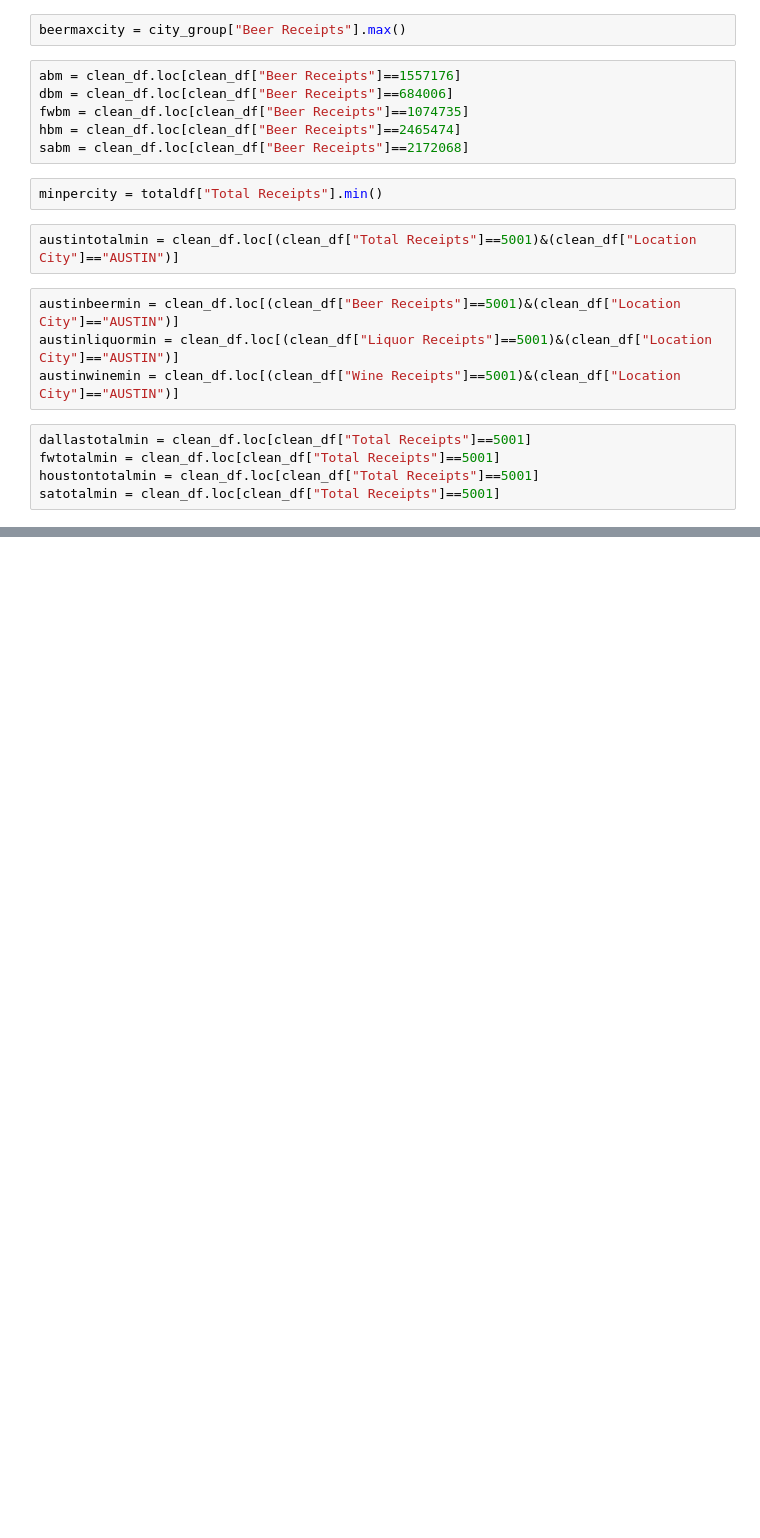
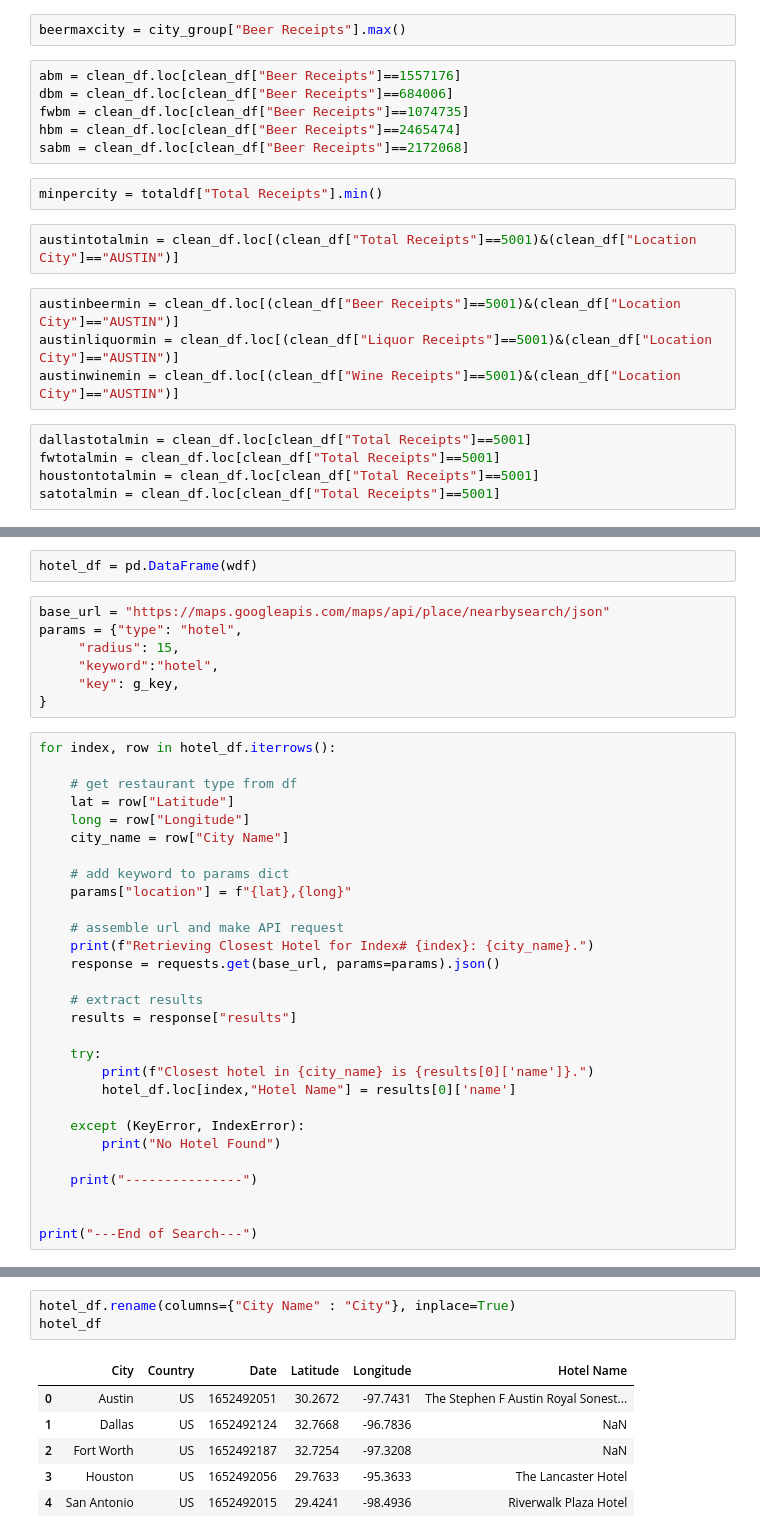
Before and after one commit to DJAMES152/project1, a Jupyter notebook: Untitled.ipynb, the cells around one changed output, grey strips where cells are left out. Saved outputs shown, nothing was run; the diff lists cells and outputs as text; blank space fills up the shorter version.

```diff
--- a/Untitled.ipynb
+++ b/Untitled.ipynb
@@ -223,0 +331,38 @@ satotalmin = clean_df.loc[clean_df["Total Receipts"]==5001]
+# %%
+hotel_df = pd.DataFrame(wdf)
+# %%
+base_url = "https://maps.googleapis.com/maps/api/place/nearbysearch/json"
+params = {"type": "hotel",
+     "radius": 15,
+     "keyword":"hotel",
+     "key": g_key,
+}
+# %%
+for index, row in hotel_df.iterrows():
+
+    # get restaurant type from df
+    lat = row["Latitude"]
+    long = row["Longitude"]
+    city_name = row["City Name"]
+
+    # add keyword to params dict
+    params["location"] = f"{lat},{long}"
+
+    # assemble url and make API request
+    print(f"Retrieving Closest Hotel for Index# {index}: {city_name}.")
+    response = requests.get(base_url, params=params).json()
+
+    # extract results
+    results = response["results"]
+
+    try:
+        print(f"Closest hotel in {city_name} is {results[0]['name']}.")
+        hotel_df.loc[index,"Hotel Name"] = results[0]['name']
+
+    except (KeyError, IndexError):
+        print("No Hotel Found")
+
+    print("---------------")
+
+
+print("---End of Search---")
@@ -223,0 +386,10 @@ satotalmin = clean_df.loc[clean_df["Total Receipts"]==5001]
+# %%
+hotel_df.rename(columns={"City Name" : "City"}, inplace=True)
+hotel_df
+# %% [output]
+|  | City | Country | Date | Latitude | Longitude | Hotel Name |
+| 0 | Austin | US | 1652492051 | 30.2672 | -97.7431 | The Stephen F Austin Royal Sonest... |
+| 1 | Dallas | US | 1652492124 | 32.7668 | -96.7836 | NaN |
+| 2 | Fort Worth | US | 1652492187 | 32.7254 | -97.3208 | NaN |
+| 3 | Houston | US | 1652492056 | 29.7633 | -95.3633 | The Lancaster Hotel |
+| 4 | San Antonio | US | 1652492015 | 29.4241 | -98.4936 | Riverwalk Plaza Hotel |
```
Also changed, not shown: parts of 12 cells of this notebook, 2 other files.
